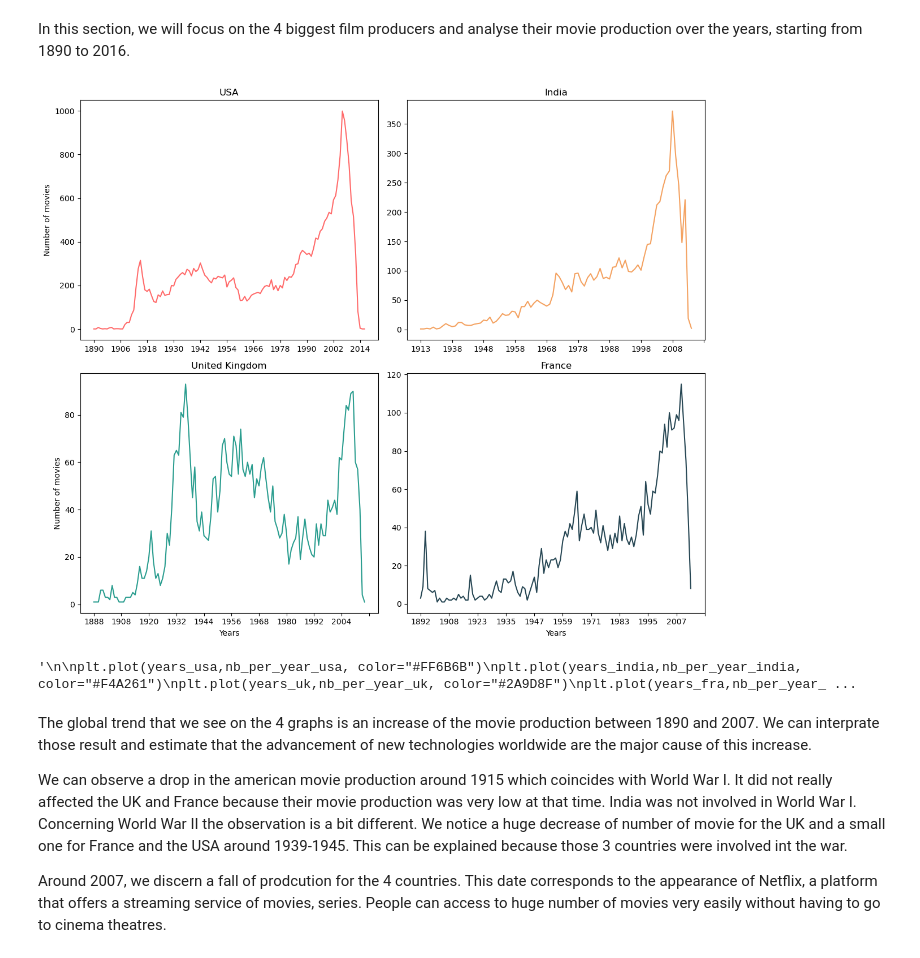
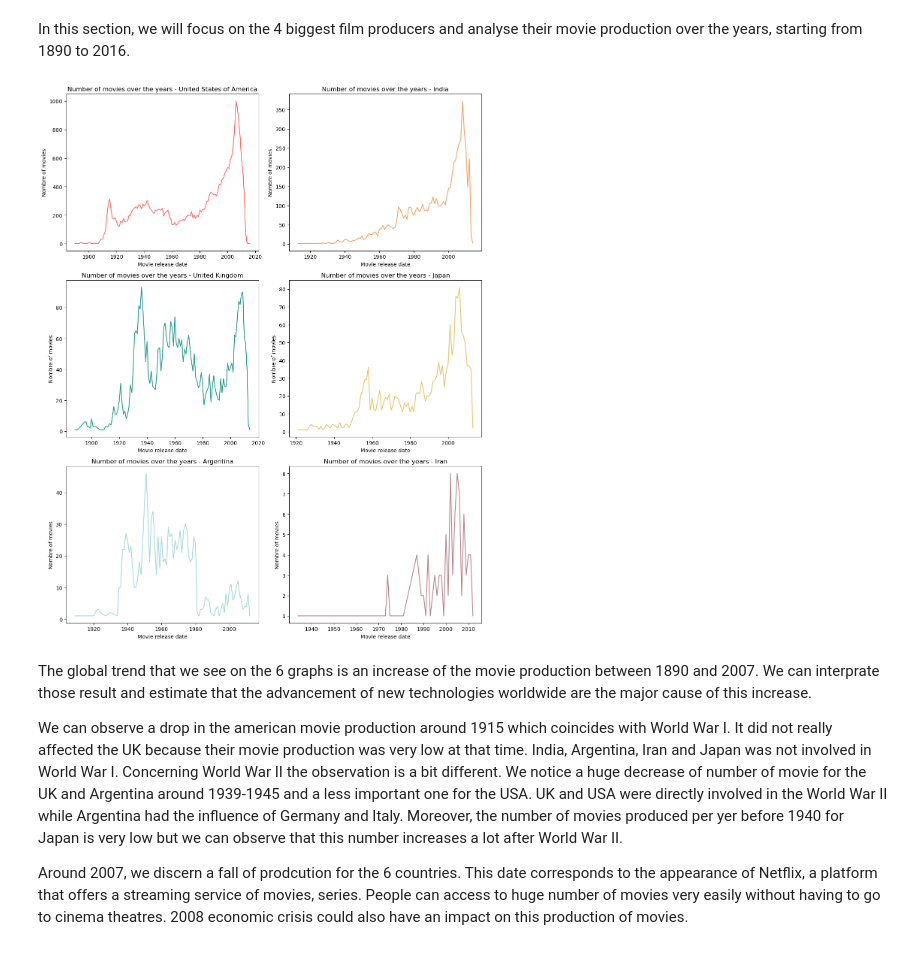
Before and after one commit to epfl-ada/ada-2024-project-4bigbrains, a Jupyter notebook: results.ipynb, the cells around one changed output. Drawn from its saved outputs; the diff is of its cells as text; code cells hidden in the pictures.

Commit message:
nb of movies over the year,boxplot, discussion

```diff
--- a/results.ipynb
+++ b/results.ipynb
@@ -329,73 +327,38 @@ plt.show()
 # %% [markdown]
 In this section, we will focus on the 4 biggest film producers and analyse their movie production over the years, starting from 1890 to 2016.
 # %%
-df_usa = df_date_clean[df_date_clean['Movie country'] == 'United States of America']
-df_india = df_date_clean[df_date_clean['Movie country'] == 'India']
-df_uk = df_date_clean[df_date_clean['Movie country'] == 'United Kingdom']
-df_fra = df_date_clean[df_date_clean['Movie country'] == 'France']
-nb_per_year_usa = df_usa.groupby('Movie release date').count()['Wikipedia movie ID']
-nb_per_year_india = df_india.groupby('Movie release date').count()['Wikipedia movie ID']
-nb_per_year_uk = df_uk.groupby('Movie release date').count()['Wikipedia movie ID']
-nb_per_year_fra = df_fra.groupby('Movie release date').count()['Wikipedia movie ID']
+focus_countries = ['United States of America', 'India', 'United Kingdom', 'Japan', 'Argentina', 'Iran']
+colors = ['#FF6B6B', '#F4A261', '#2A9D8F', '#E9C46A', '#A8DADC', '#B5838D']
 
-years_usa = nb_per_year_usa.index.to_list()
-years_india = nb_per_year_india.index.to_list()
-years_uk = nb_per_year_uk.index.to_list()
-years_fra = nb_per_year_fra.index.to_list()
+df_focus = df_date_clean[df_date_clean['Movie country'].isin(focus_countries)]
 
+nb_per_year = df_focus.groupby(['Movie country', 'Movie release date']).count()['Wikipedia movie ID']
+nb_per_year = nb_per_year.reset_index()
+nb_per_year = nb_per_year.rename(columns={'Wikipedia movie ID': 'Movie count'})
 
+nb_per_year['Movie release date'] = pd.to_datetime(nb_per_year['Movie release date'], errors='coerce')
 
-fig, axs = plt.subplots(2, 2, figsize=(12, 10))
+num_columns = 2
+num_rows = 3
+fig, axes = plt.subplots(num_rows, num_columns, figsize=(12, 15))
+axes = axes.flatten()
 
+for idx, country in enumerate(focus_countries):
+    country_data = nb_per_year[nb_per_year['Movie country'] == country]
 
-axs[0, 0].plot(years_usa, nb_per_year_usa,color="#FF6B6B")
-axs[0, 0].set_title("USA")
-axs[0, 0].set_xticks(np.arange(0,127,12))
-axs[0, 0].set_ylabel("Number of movies")
-
-axs[0, 1].plot(years_india, nb_per_year_india, color="#F4A261")
-axs[0, 1].set_title("India")
-axs[0, 1].set_xticks(np.arange(0,100,10))
-
-
-
-
-axs[1, 0].plot(years_uk, nb_per_year_uk,color="#2A9D8F")
-axs[1, 0].set_title("United Kingdom")
-axs[1, 0].set_xlabel("Years")
-axs[1, 0].set_xticks(np.arange(0,127,12))
-axs[1, 0].set_ylabel("Number of movies")
-
-
-axs[1, 1].plot(years_fra, nb_per_year_fra,color="#264653")
-axs[1, 1].set_title("France")
-axs[1, 1].set_xticks(np.arange(0,127,12))
-axs[1, 1].set_xlabel("Years")
-
-
+    axes[idx].plot(country_data['Movie release date'], country_data['Movie count'], linestyle='-', color=colors[idx])
+    axes[idx].set_title(f"Number of movies over the years - {country}")
+    axes[idx].set_xlabel("Movie release date")
+    axes[idx].set_ylabel("Nombre of movies")
 
 plt.tight_layout()
-
 plt.show()
-
-"""
-
-plt.plot(years_usa,nb_per_year_usa, color="#FF6B6B")
-plt.plot(years_india,nb_per_year_india, color="#F4A261")
-plt.plot(years_uk,nb_per_year_uk, color="#2A9D8F")
-plt.plot(years_fra,nb_per_year_fra, color="#264653")
-plt.xticks(np.arange(0,127,12))
-
-plt.xlabel('Years')
-plt.show()
-"""
 # %% [output]
-[figure, old version]
+[figure, new version]
-'\n\nplt.plot(years_usa,nb_per_year_usa, color="#FF6B6B")\nplt.plot(years_india,nb_per_year_india, color="#F4A261")\nplt.plot(years_uk,nb_per_year_uk, color="#2A9D8F")\nplt.plot(years_fra,nb_per_year_ ...
 # %% [markdown]
-The global trend that we see on the 4 graphs is an increase of the movie production between 1890 and 2007. We can interprate those result and estimate that the advancement of new technologies worldwide are the major cause of this increase.
+The global trend that we see on the 6 graphs is an increase of the movie production between 1890 and 2007. We can interprate those result and estimate that the advancement of new technologies worldwide are the major cause of this increase.
 
-We can observe a drop in the american movie production around 1915 which coincides with World War I. It did not really affected the UK and France because their movie production was very low at that time. India was not involved in World War I. Concerning World War II the observation is a bit different. We notice a huge decrease of number of movie for the UK and a small one for France and the USA around 1939-1945. This can be explained because those 3 countries were involved int the war.
+We can observe a drop in the american movie production around 1915 which coincides with World War I. It did not really affected the UK because their movie production was very low at that time. India, Argentina, Iran and Japan was not involved in World War I. Concerning World War II the observation is a bit different. We notice a huge decrease of number of movie for the UK and Argentina around 1939-1945 and a less important one for the USA. UK and USA were directly involved in the World War II while Argentina had the influence of Germany and Italy. Moreover, the number of movies produced per yer before 1940 for Japan is very low but we can observe that this number increases a lot after World War II.
 
-Around 2007, we discern a fall of prodcution for the 4 countries. This date corresponds to the appearance of Netflix, a platform that offers a streaming service of movies, series. People can access to huge number of movies very easily without having to go to cinema theatres.
+Around 2007, we discern a fall of prodcution for the 6 countries. This date corresponds to the appearance of Netflix, a platform that offers a streaming service of movies, series. People can access to huge number of movies very easily without having to go to cinema theatres. 2008 economic crisis could also have an impact on this production of movies.
 # %%
```
Also changed, not shown: parts of 7 cells of this notebook.
